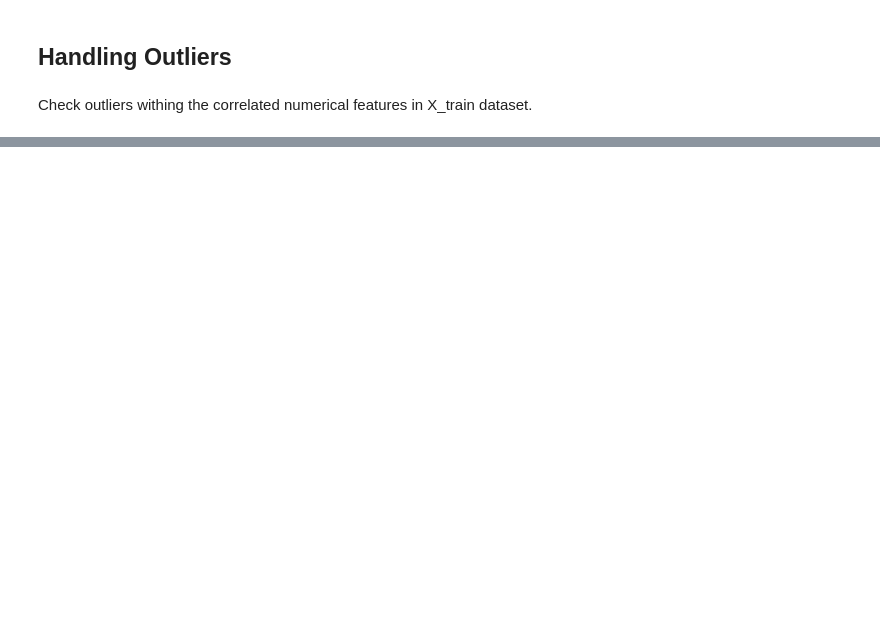
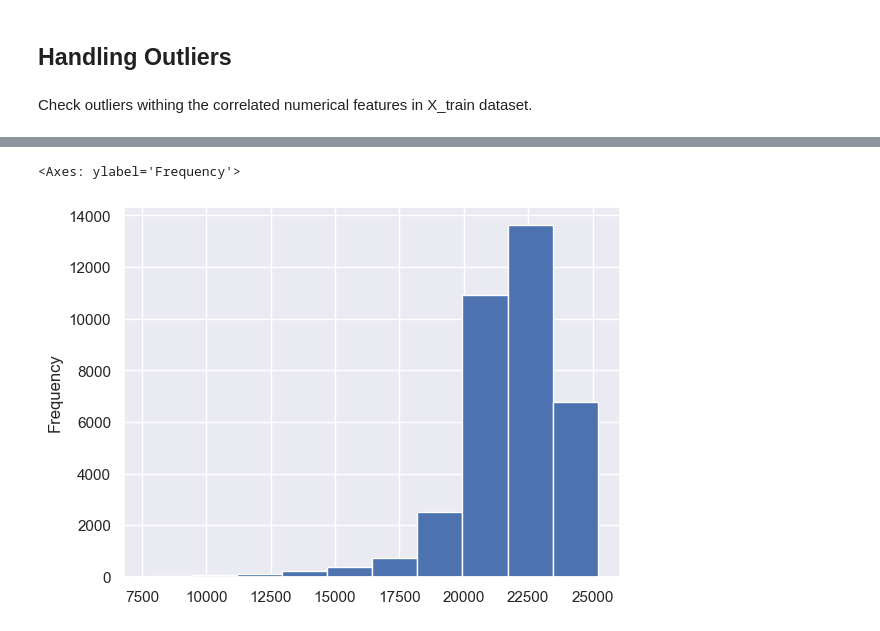
Before and after one commit to Ahmad-assegaf/hacktiv8-final-project, a Jupyter notebook: main.ipynb, the cells around one changed output, grey strips where cells are left out. Saved outputs shown, nothing was run; the diff lists cells and outputs as text; code cells hidden in the pictures; blank space fills up the shorter version.

Commit message:
Feature engineering done, start training

```diff
--- a/main.ipynb
+++ b/main.ipynb
@@ -1245,0 +1331,15 @@ Define the imputer with sklearn library.
+# %%
+class XNAImputer(BaseEstimator, TransformerMixin):
+    def __init__(self, value='XNA'):
+        self.value = value
+
+    def fit(self, X, y=None):
+        return self
+
+    def transform(self, X):
+        X_transformed = X.replace(self.value, np.nan)
+        return X_transformed
+# %%
+xna_imputer = XNAImputer()
+# %%
+xna_imputer.fit(X_train_filtered)
@@ -1310,0 +1498,2 @@ X_train_filtered[correlated_num_ft].describe()
+# %%
+unusal_borrower = X_train_filtered[X_train_filtered["DAYS_EMPLOYED"] == X_train_filtered["DAYS_EMPLOYED"].max()]
@@ -1310,0 +1542,5 @@ X_train_filtered[correlated_num_ft].describe()
+# %%
+abs(unusal_borrower["DAYS_BIRTH"]).plot(kind="hist")
+# %% [output]
+<Axes: ylabel='Frequency'>
+[figure, added]
```
Also changed, not shown: parts of 72 cells of this notebook.
